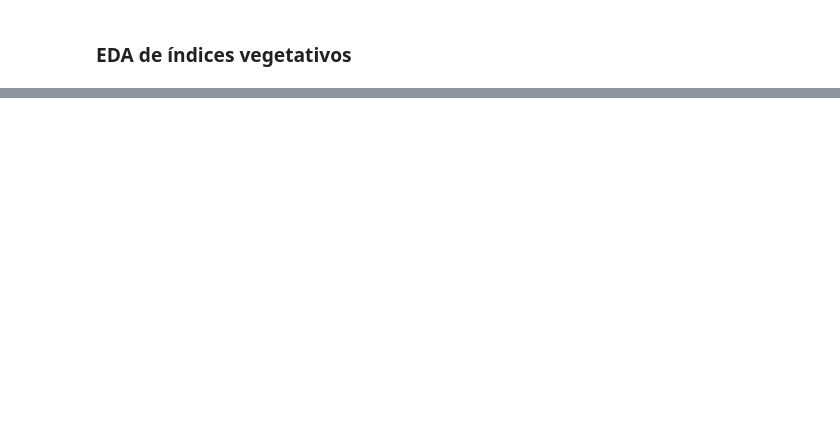
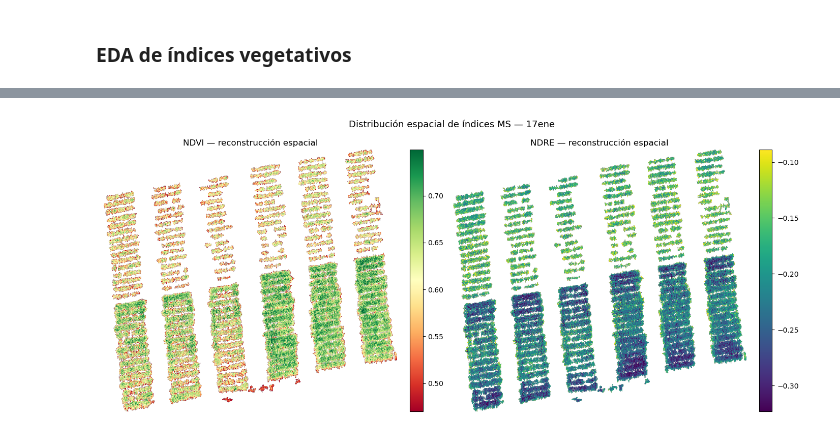
Before and after one commit to Mati279/Soybean-Phenotyping-Pipeline, a Jupyter notebook: notebooks/EDA.ipynb, the cells around one changed output, grey strips where cells are left out. Cells and saved outputs as stored; diff of their text form; code cells hidden in the pictures; blank space fills up the shorter version.

```diff
--- a/notebooks/EDA.ipynb
+++ b/notebooks/EDA.ipynb
@@ -186,0 +210,29 @@ Dataset optimizado. Columnas finales: ['pos_x', 'pos_y', 'Verde', 'Rojo', 'Borde
+# %%
+# Reconstrucción espacial de NDVI y NDRE sobre el ROI.
+from matplotlib.colors import TwoSlopeNorm
+
+fig, axs = plt.subplots(1, 2, figsize=(14, 6))
+
+for ax, indice, cmap in zip(axs, ['ndvi', 'ndre'], ['RdYlGn', 'viridis']):
+    pivot = df_features.pivot_table(
+        index='pos_y', columns='pos_x', values=indice, aggfunc='mean'
+    )
+    vmin = np.nanpercentile(pivot.values, 2)
+    vmax = np.nanpercentile(pivot.values, 98)
+    im = ax.imshow(
+        pivot,
+        cmap=cmap,
+        vmin=vmin,
+        vmax=vmax,
+        aspect='auto',
+        origin='upper',
+    )
+    ax.set_title(f"{indice.upper()} — reconstrucción espacial")
+    ax.axis('off')
+    plt.colorbar(im, ax=ax, fraction=0.046, pad=0.04)
+
+plt.suptitle("Distribución espacial de índices MS — 17ene", fontsize=13)
+plt.tight_layout()
+plt.show()
+# %% [output]
+[figure, added]
```
Also changed, not shown: parts of 6 cells of this notebook, 4 other files.
